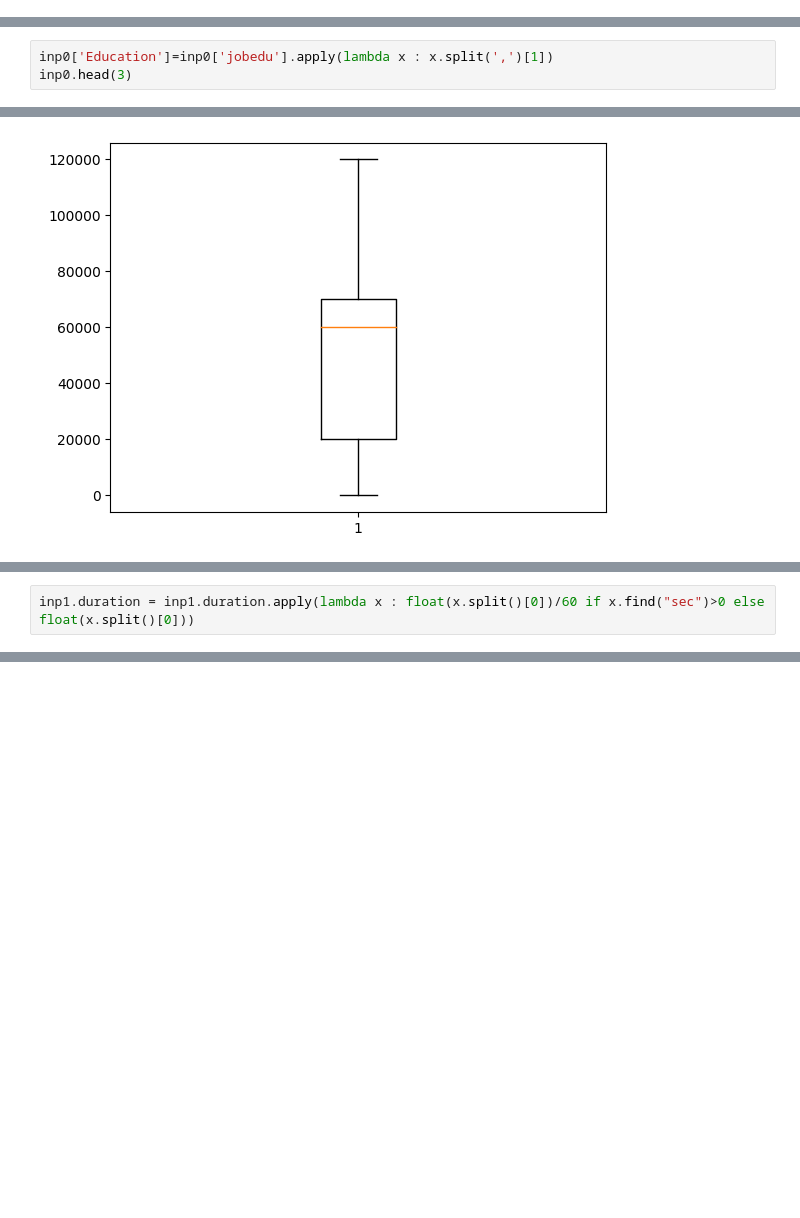
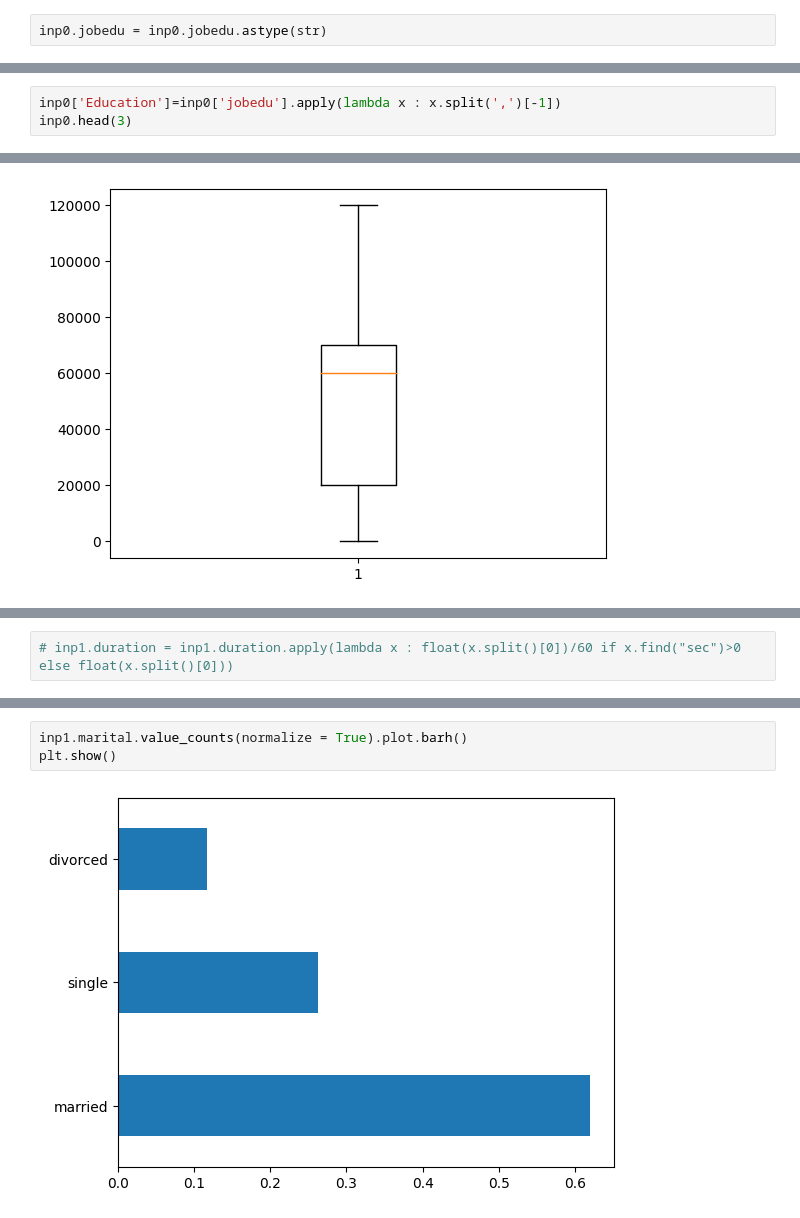
Before and after one commit to SatyaIyerRaghav/PandaPractisePrograms, a Jupyter notebook: Data__Exploratory_Analysis.ipynb, the cells around one changed output, grey strips where cells are left out. Drawn from its saved outputs; the diff is of its cells as text; blank space fills up the shorter version.

```diff
--- a/Data__Exploratory_Analysis.ipynb
+++ b/Data__Exploratory_Analysis.ipynb
@@ -49,3 +49,5 @@ inp0.head(3)
+# %%
+inp0.jobedu = inp0.jobedu.astype(str)
 # %%
 inp0['jobs']= inp0['jobedu'].apply(lambda x : x.split(',')[0])
 inp0.head(3)
@@ -55,7 +57,7 @@ inp0.head(3)
 | 1 | 44.0 | 60000 | 29 | single | technician,secondary | yes | no | yes | no | unknown | 5 | ... |
 | 2 | 33.0 | 120000 | 2 | married | entrepreneur,secondary | yes | no | yes | yes | unknown | 5 | ... |
 # %%
-inp0['Education']=inp0['jobedu'].apply(lambda x : x.split(',')[1])
+inp0['Education']=inp0['jobedu'].apply(lambda x : x.split(',')[-1])
 inp0.head(3)
 # %% [output]
 |  | age | salary | balance | marital | jobedu | targeted | default | housing | loan | contact | day | ... |
@@ -268,5 +269,5 @@ Name: duration, Length: 2646, dtype: int64
 # %%
-inp1.duration = inp1.duration.apply(lambda x : float(x.split()[0])/60 if x.find("sec")>0 else float(x.split()[0]))
+# inp1.duration = inp1.duration.apply(lambda x : float(x.split()[0])/60 if x.find("sec")>0 else float(x.split()[0]))
 # %%
 inp1.duration.describe()
 # %% [output]
@@ -281,0 +332,5 @@ Name: duration, dtype: float64
+# %%
+inp1.marital.value_counts(normalize = True).plot.barh()
+plt.show()
+# %% [output]
+[figure, added]
```
Also changed, not shown: parts of 80 cells of this notebook.
